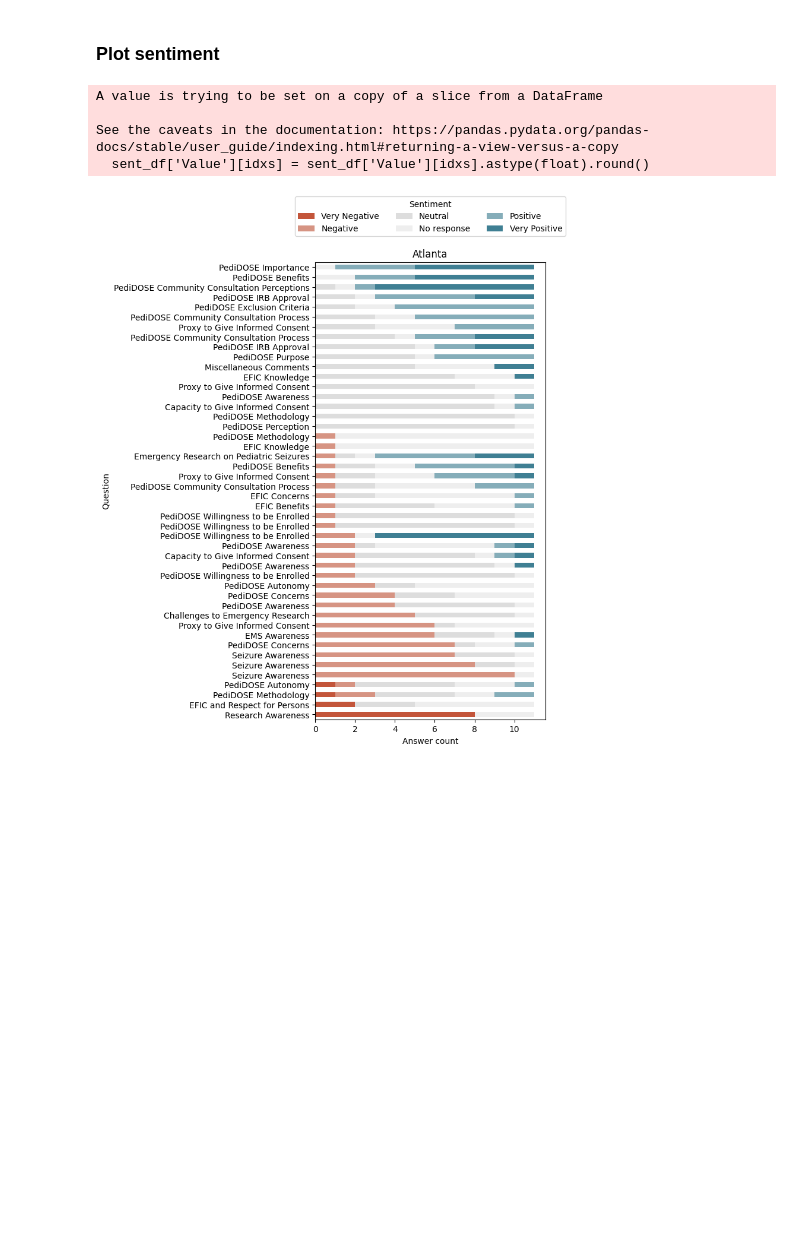
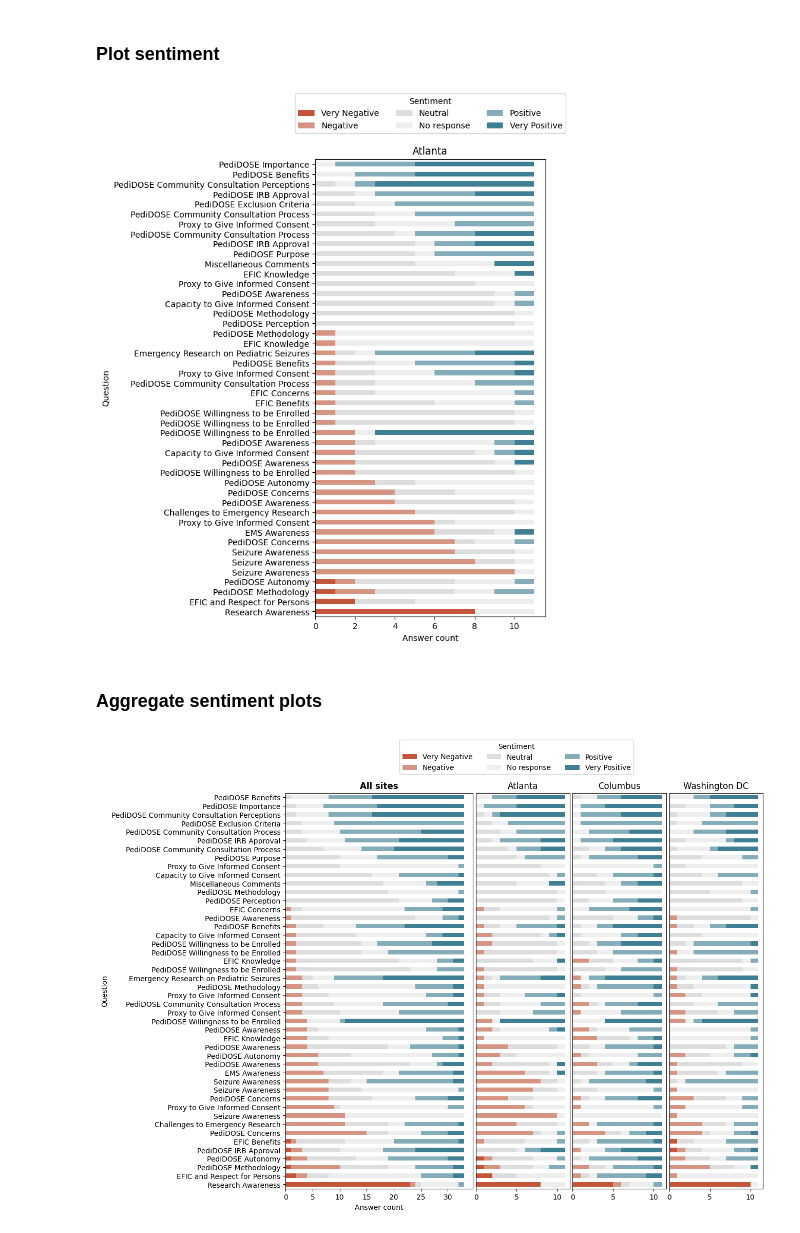
Before and after one commit to csinva/pedidose-efic-analysis, a Jupyter notebook: notebooks/01_sentiment_site_level.ipynb, the cells around one changed output. Drawn from its saved outputs; the diff is of its cells as text; code cells hidden in the pictures; blank space fills up the shorter version.

Commit message:
add sentiment agg plot

```diff
--- a/notebooks/01_sentiment_site_level.ipynb
+++ b/notebooks/01_sentiment_site_level.ipynb
@@ -179,8 +67,7 @@ sent_df = pd.DataFrame([(key, var) for (key, L) in sentiments.items() for var in
                        columns=['Question', 'Value'])
 
 # round  values
-idxs = sent_df['Value'].notna()
-sent_df['Value'][idxs] = sent_df['Value'][idxs].astype(float).round()
+sent_df['Value'] = sent_df['Value'].astype(float).round()
 value_maps = {
     1: 'Very Negative',
     2: 'Negative',
@@ -195,28 +82,67 @@ sent_df = sent_df.groupby(['Question', 'Value']).size().unstack(fill_value=0)
 levels = ['Very Negative', 'Negative', 'Neutral',
           'No response', 'Positive', 'Very Positive']
 sent_df = sent_df.reindex(levels, axis=1)
+joblib.dump(sent_df, join(data.PROCESSED_DIR, f'sent_df_{site}.pkl'))
+
+# make plot
 sent_df = sent_df.sort_values(by=levels, ascending=False)
-
-# set colors
 colors = sns.diverging_palette(20, 220, n=6).as_hex()
 colors = colors[:2] + ['#ddd', '#eee'] + colors[-2:]
 sent_df.plot(kind='barh', stacked=True, figsize=(5, 10), color=colors)
 
-# add xticklabels
 plt.yticks(range(46), labels=df['Domain'].values[sent_df.index.values])
-
-# move legend to top
 plt.legend(bbox_to_anchor=(0.5, 1.1), loc='center', ncol=3, title='Sentiment')
 plt.xlabel('Answer count')
 plt.title(site)
 plt.savefig(f'../figs/sentiment_example_{site}.pdf', bbox_inches='tight')
 plt.show()
 # %% [output]
-A value is trying to be set on a copy of a slice from a DataFrame
-
-See the caveats in the documentation: https://pandas.pydata.org/pandas-docs/stable/user_guide/indexing.html#returning-a-view-versus-a-copy
-  sent_df['Value'][idxs] = sent_df['Value'][idxs].astype(float).round()
 [figure]
+# %% [markdown]
+### Aggregate sentiment plots
+# %%
+sent_dfs = []
+sites = ['Atlanta', 'Columbus', 'WashingtonDC']
+for site in sites:
+    sent_df = joblib.load(join(data.PROCESSED_DIR, f'sent_df_{site}.pkl'))
+    # sent_df = sent_df.sort_values(by=levels, ascending=False)
+    sent_dfs.append(sent_df)
+
+sum_df = pd.concat(sent_dfs).groupby(level=0).sum()
+# %%
+from matplotlib.gridspec import GridSpec
+
+# make plot
+sum_df = sum_df.sort_values(by=levels, ascending=False)
+sum_index_sorted = sum_df.index
+colors = sns.diverging_palette(20, 220, n=6).as_hex()
+colors = colors[:2] + ['#ddd', '#eee'] + colors[-2:]
+
+# make grid of 4 side-by-size plots with first plot being twice as wide
+fig = plt.figure(figsize=(12, 10))
+
+# remove spacing between plots
+gs = GridSpec(1, 4, width_ratios=[2, 1, 1, 1], wspace=0.025)
+ax1 = fig.add_subplot(gs[0])
+
+sum_df.plot(kind='barh', stacked=True, color=colors, ax=ax1, legend=False)
+plt.yticks(range(46), labels=df['Domain'].values[sent_df.index.values])
+fig.legend(bbox_to_anchor=(0.5, 0.95), loc='center', ncol=3, title='Sentiment')
+plt.xlabel('Answer count')
+plt.title('All sites', fontweight='bold')
+
+for i, site in enumerate(sites):
+    ax = fig.add_subplot(gs[i+1])
+    sent_df = sent_dfs[i]
+    sent_df = sent_df.reindex(sum_index_sorted)
+    sent_df.plot(kind='barh', stacked=True, color=colors, ax=ax, legend=False)
+    plt.yticks([])
+    plt.ylabel('')
+    plt.title(data.RENAME_SITE_DICT.get(site, site))
+plt.savefig(f'../figs/sentiment_agg.pdf', bbox_inches='tight')
+plt.show()
+# %% [output]
+[figure, added]
 # %%
 # no limit display
 with pd.option_context('display.max_rows', None, 'display.max_colwidth', None):
```
Also changed, not shown: parts of 6 cells of this notebook, 8 other files.
